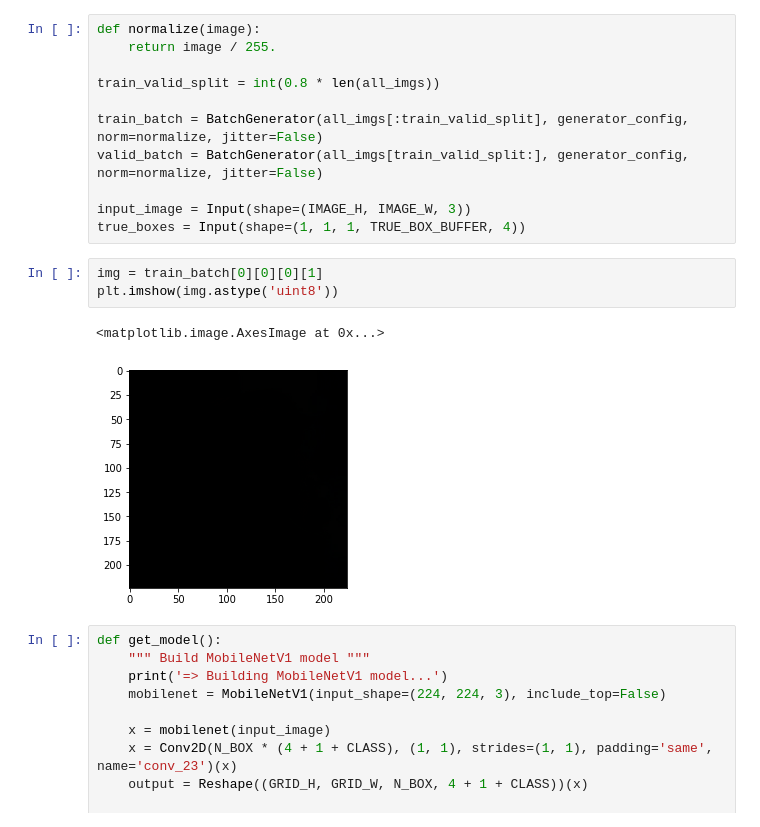
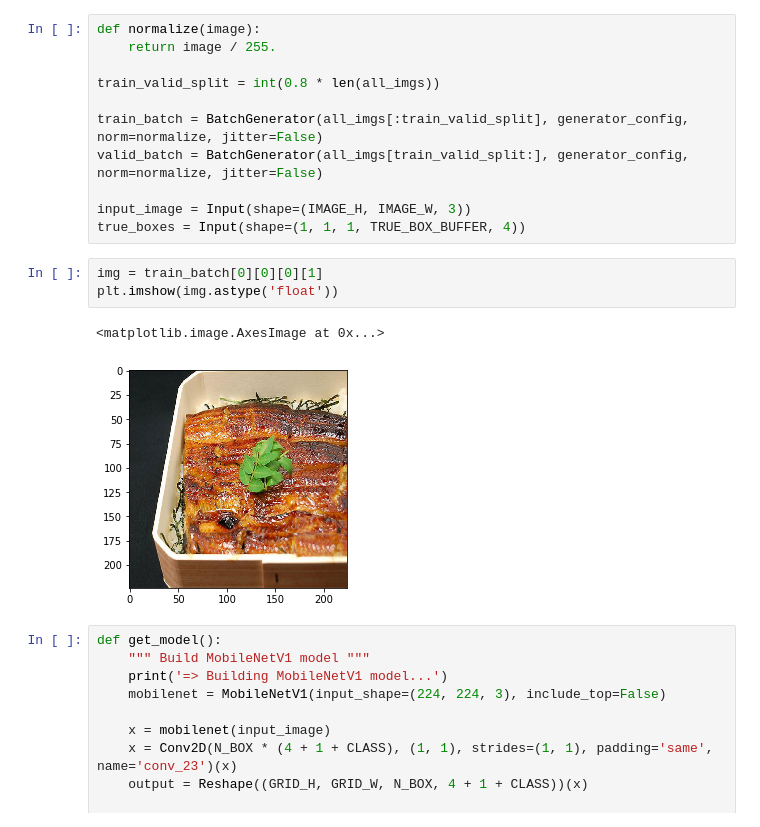
Before and after one commit to jianing-sun/Food-Detection-by-YOLOv2-with-Transfer-Learning, a Jupyter notebook: MN_Objection_Detection/train.ipynb, the cells around one changed output. Cells and saved outputs as stored; diff of their text form.

```diff
--- a/MN_Objection_Detection/train.ipynb
+++ b/MN_Objection_Detection/train.ipynb
@@ -120,10 +120,10 @@ input_image = Input(shape=(IMAGE_H, IMAGE_W, 3))
 true_boxes = Input(shape=(1, 1, 1, TRUE_BOX_BUFFER, 4))
 # %%
 img = train_batch[0][0][0][1]
-plt.imshow(img.astype('uint8'))
+plt.imshow(img.astype('float'))
 # %% [output]
 <matplotlib.image.AxesImage at 0x...>
-[figure, old version]
+[figure, new version]
 # %%
 def get_model():
     """ Build MobileNetV1 model """
```
Also changed, not shown: parts of 2 cells of this notebook, 14 other files.
